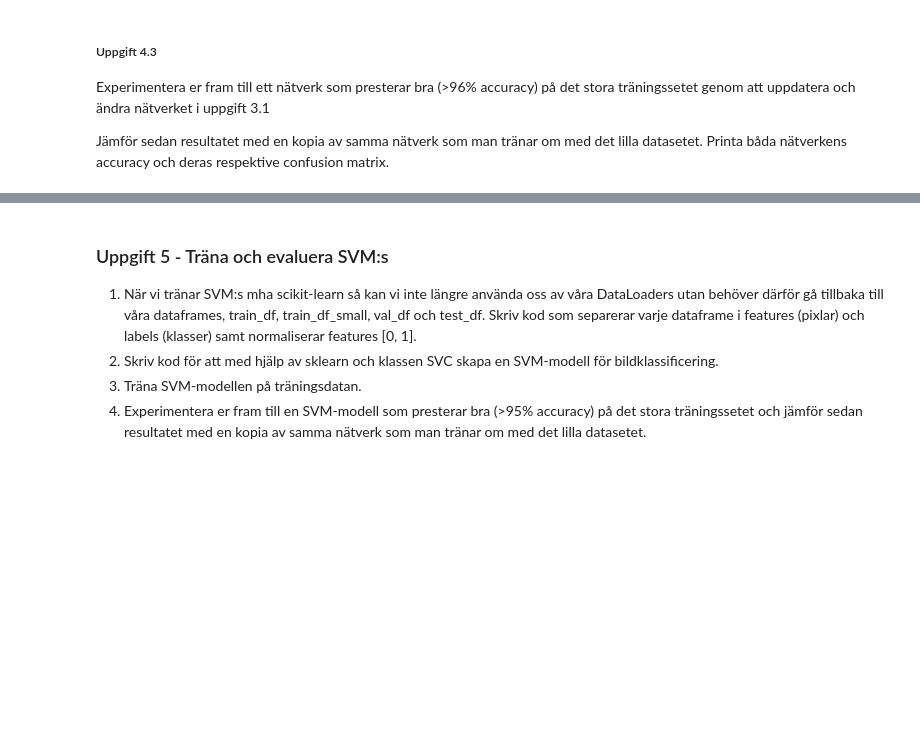
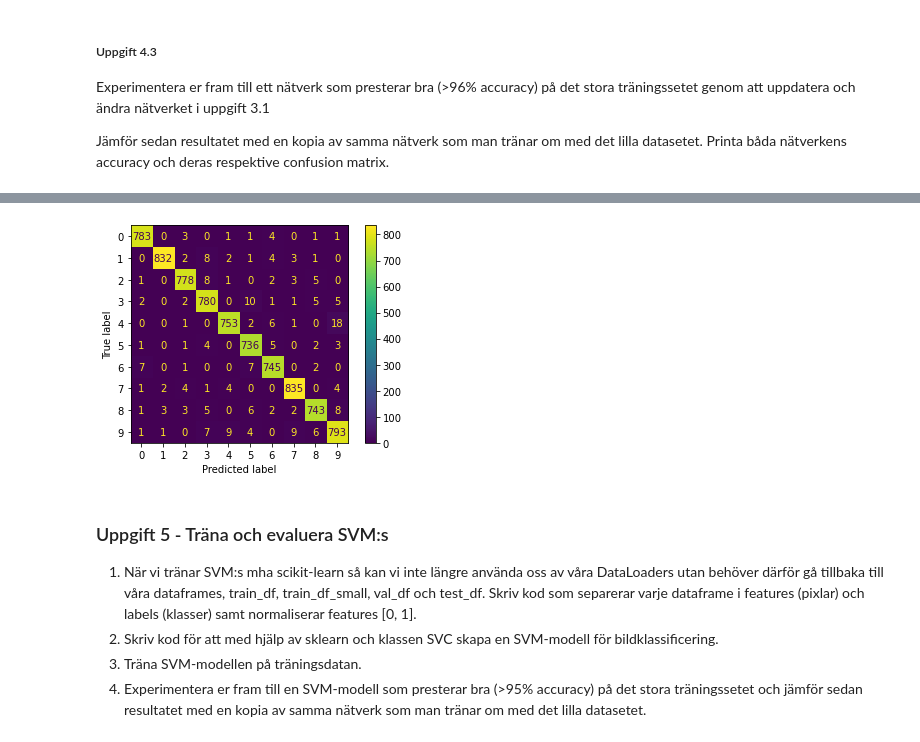
Before and after one commit to wingez/chalmers_machine_learning, a Jupyter notebook: Assignment_3/ML_Assignment_3.ipynb, the cells around one changed output, grey strips where cells are left out. Saved outputs shown, nothing was run; the diff lists cells and outputs as text; code cells hidden in the pictures; blank space fills up the shorter version.

```diff
--- a/Assignment_3/ML_Assignment_3.ipynb
+++ b/Assignment_3/ML_Assignment_3.ipynb
@@ -366,7 +366,24 @@ def test(network, dataset):
     print(f"Avg. Loss = {avg_loss}, Accuracy = {accuracy}")
 
 
-    return avg_loss
+    from sklearn.metrics import confusion_matrix, ConfusionMatrixDisplay
+    import itertools as it
+    y_true_list=[]
+    y_pred_list=[]
+    #print(y_pred)
+    #print(y_true)
+    for yt, yp in zip (y_true, y_pred):
+        for j in range(len(yp)):
+            y_true_list.append(yt[j].item())
+            _,x = torch.max(yp,1)
+            y_pred_list.append(x[j].item())
+    #print(y_pred_list)
+    cm = confusion_matrix(y_true_list, y_pred_list)
+
+
+
+
+    return avg_loss, cm
     #raise NotImplementedError('Function not implemented yet.')
 # %% [markdown]
 Det som är kvar nu är att träna nätverket i flera omgångar (epoker) och kontinuerligt utvärdera hur träningen går mha valideringsdatan. Varje gång en ny lägsta (bästa) loss uppnås så kan modellen och optimeraren sparas för att användas igen senare.
@@ -435,0 +448,10 @@ Jämför sedan resultatet med en kopia av samma nätverk som man tränar om med
+# %%
+# CODE HERE
+from sklearn.metrics import confusion_matrix, ConfusionMatrixDisplay
+
+test1, cm = test(dense_net, val_dload)
+
+disp = ConfusionMatrixDisplay(confusion_matrix=cm)
+disp.plot()
+plt.show()
+# %% [output]
@@ -435,0 +460 @@ Jämför sedan resultatet med en kopia av samma nätverk som man tränar om med
+[figure, added]
```
Also changed, not shown: parts of 7 cells of this notebook, 1 other file.
